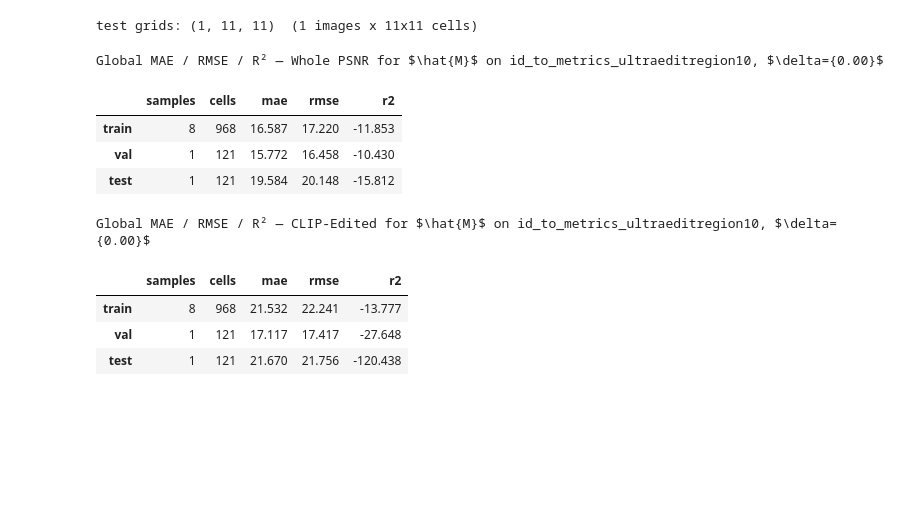
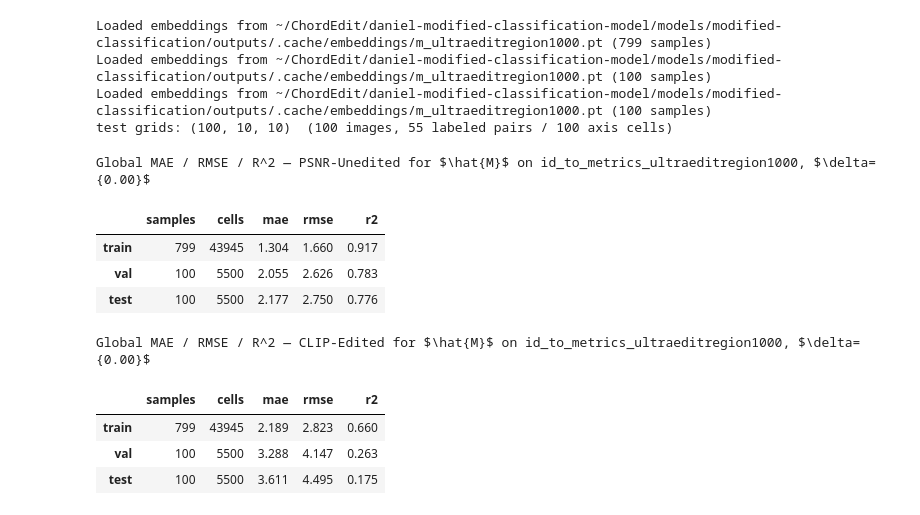
Before and after one commit to hcoderdm/chordedit-models, a Jupyter notebook: models/surrogate_selector/eval_m.ipynb, the cells around one changed output. Cells and saved outputs as stored; diff of their text form; code cells hidden in the pictures; blank space fills up the shorter version.

```diff
--- a/models/surrogate_selector/eval_m.ipynb
+++ b/models/surrogate_selector/eval_m.ipynb
@@ -87,18 +98,20 @@ t_predictor = TimestepPredictor(
 # %%
 def eval_split(df: pd.DataFrame) -> dict:
     sample_ids = sorted(df.sample_id.unique())
-    emb = precompute_embeddings(df.drop_duplicates("sample_id"), model, DEVICE)
+    embeddings = get_embeddings_by_sample(df.drop_duplicates("sample_id"), model, DEVICE)
     true_psnr, _ = df_to_metric_grids(df, sample_ids, T_START_VALUES, T_END_VALUES, PSNR_COL)
     true_clip, _ = df_to_metric_grids(df, sample_ids, T_START_VALUES, T_END_VALUES, CLIP_COL)
-    pred_psnr = np.zeros_like(true_psnr)
-    pred_clip = np.zeros_like(true_clip)
+    pred_psnr = np.full_like(true_psnr, np.nan)
+    pred_clip = np.full_like(true_clip, np.nan)
     for k, sid in enumerate(sample_ids):
-        e = emb[sid]
-        grid = t_predictor.predict_grid_from_emb(e["img"], e["mask"], e["src"], e["tar"])
-        pred_psnr[k], pred_clip[k] = grid.psnr_grid, grid.clip_grid
+        emb = embeddings[sid]
+        # Only evaluate (t_start, t_end) pairs that exist in the metrics CSV.
+        grid = t_predictor.predict_grid_from_emb(emb["img"], emb["mask"], emb["src"], emb["tar"], T_PAIRS)
+        # M outputs min-max normalized targets, map back to raw PSNR / CLIP units.
+        pred_psnr[k], pred_clip[k] = unnormalize_metric_arrays(grid.psnr_grid, grid.clip_grid, bounds)
     return {
         "sample_ids": sample_ids,
-        "n_img": len(sample_ids),
+        "n_samples": len(sample_ids),
         "true_psnr": true_psnr,
         "true_clip": true_clip,
         "pred_psnr": pred_psnr,
@@ -113,10 +126,12 @@ true_clip = split_results[PLOT_SPLIT]["true_clip"]
 pred_psnr = split_results[PLOT_SPLIT]["pred_psnr"]
 pred_clip = split_results[PLOT_SPLIT]["pred_clip"]
 SAMPLE_IDS = split_results[PLOT_SPLIT]["sample_ids"]
-N_IMG = split_results[PLOT_SPLIT]["n_img"]
-print(f"{PLOT_SPLIT} grids: {true_psnr.shape}  ({N_IMG} images x {N1}x{N2} cells)")
+N_SAMPLES = split_results[PLOT_SPLIT]["n_samples"]
 # %% [output]
-test grids: (1, 11, 11)  (1 images x 11x11 cells)
+Loaded embeddings from ~/ChordEdit/daniel-modified-classification-model/models/modified-classification/outputs/.cache/embeddings/m_ultraeditregion1000.pt (799 samples)
+Loaded embeddings from ~/ChordEdit/daniel-modified-classification-model/models/modified-classification/outputs/.cache/embeddings/m_ultraeditregion1000.pt (100 samples)
+Loaded embeddings from ~/ChordEdit/daniel-modified-classification-model/models/modified-classification/outputs/.cache/embeddings/m_ultraeditregion1000.pt (100 samples)
+test grids: (100, 10, 10)  (100 images, 55 labeled pairs / 100 axis cells)
 # %%
 
 """
@@ -126,52 +141,55 @@ For every labeled grid cell, compare M's predicted PSNR and CLIP to ground truth
 
 Metrics:
   - MAE:  average absolute error in raw units (PSNR dB, CLIP score).
   - RMSE: penalizes large outliers more than MAE.
-  - R²:   fraction of variance explained; 1.0 = perfect, 0 = predicting the mean.
+  - R^2:   fraction of variance explained; 1.0 = perfect, 0 = predicting the mean.
 
 Interpretation:
-  - PSNR MAE ~1-3 dB with R² > 0.7  -> strong surrogate for structure fidelity.
+  - PSNR MAE ~1-3 dB with R^2 > 0.7  -> strong surrogate for structure fidelity.
   - CLIP MAE depends on score scale; compare across splits, not to PSNR directly.
-  - R² near 0 or negative         -> model no better than the mean; not usable.
-  - Train R² much higher than test -> overfitting; do not deploy this checkpoint.
+  - R^2 near 0 or negative         -> model no better than the mean; not usable.
+  - Train R^2 much higher than test -> overfitting; do not deploy this checkpoint.
   - Similar val and test tables    -> generalization estimate is reliable.
 """
 
 from IPython.display import display
 
 def _metrics(true_g, pred_g):
-    e = (pred_g - true_g).ravel()
-    t = true_g.ravel()
-    ss_res = (e ** 2).sum()
-    ss_tot = ((t - t.mean()) ** 2).sum()
+    # Grids are sparse under TARGET_T_DELTA; only score labeled (finite) cells.
+    mask = np.isfinite(true_g) & np.isfinite(pred_g)
+    e = pred_g[mask] - true_g[mask]
+    t = true_g[mask]
+    ss_res = float((e ** 2).sum())
+    ss_tot = float(((t - t.mean()) ** 2).sum()) if t.size else 0.0
     return {
-        "mae": float(np.abs(e).mean()),
-        "rmse": float(np.sqrt((e ** 2).mean())),
+        "mae": float(np.abs(e).mean()) if e.size else float("nan"),
+        "rmse": float(np.sqrt((e ** 2).mean())) if e.size else float("nan"),
         "r2": float(1 - ss_res / ss_tot) if ss_tot > 0 else float("nan"),
+        "n_labeled": int(mask.sum()),
     }
 
 split_summaries = {}
 for col, label in zip(M_TARGET_COLS, (M_TARGET_LABELS[c] for c in M_TARGET_COLS)):
     true_key = "true_psnr" if col == PSNR_COL else "true_clip"
     pred_key = "pred_psnr" if col == PSNR_COL else "pred_clip"
     rows = {}
     for split_name in ("train", "val", "test"):
         r = split_results[split_name]
         rows[split_name] = _metrics(r[true_key], r[pred_key])
-        rows[split_name]["samples"] = r["n_img"]
-        rows[split_name]["cells"] = int(r[true_key].size)
+        rows[split_name]["samples"] = r["n_samples"]
+        rows[split_name]["cells"] = rows[split_name].pop("n_labeled")
     table = pd.DataFrame.from_dict(rows, orient="index")[["samples", "cells", "mae", "rmse", "r2"]]
     split_summaries[col] = table
-    print(fig_title(f"Global MAE / RMSE / R² — {label}"))
+    print(fig_title(f"Global MAE / RMSE / R^2 — {label}"))
     display(table.style.format({"mae": "{:.3f}", "rmse": "{:.3f}", "r2": "{:.3f}"}))
 # %% [output]
-Global MAE / RMSE / R² — Whole PSNR for $\hat{M}$ on id_to_metrics_ultraeditregion10, $\delta={0.00}$
+Global MAE / RMSE / R^2 — PSNR-Unedited for $\hat{M}$ on id_to_metrics_ultraeditregion1000, $\delta={0.00}$
 |  | samples | cells | mae | rmse | r2 |
-| train | 8 | 968 | 16.587 | 17.220 | -11.853 |
-| val | 1 | 121 | 15.772 | 16.458 | -10.430 |
-| test | 1 | 121 | 19.584 | 20.148 | -15.812 |
+| train | 799 | 43945 | 1.304 | 1.660 | 0.917 |
+| val | 100 | 5500 | 2.055 | 2.626 | 0.783 |
+| test | 100 | 5500 | 2.177 | 2.750 | 0.776 |
-Global MAE / RMSE / R² — CLIP-Edited for $\hat{M}$ on id_to_metrics_ultraeditregion10, $\delta={0.00}$
+Global MAE / RMSE / R^2 — CLIP-Edited for $\hat{M}$ on id_to_metrics_ultraeditregion1000, $\delta={0.00}$
 |  | samples | cells | mae | rmse | r2 |
-| train | 8 | 968 | 21.532 | 22.241 | -13.777 |
-| val | 1 | 121 | 17.117 | 17.417 | -27.648 |
-| test | 1 | 121 | 21.670 | 21.756 | -120.438 |
+| train | 799 | 43945 | 2.189 | 2.823 | 0.660 |
+| val | 100 | 5500 | 3.288 | 4.147 | 0.263 |
+| test | 100 | 5500 | 3.611 | 4.495 | 0.175 |
```
Also changed, not shown: parts of 11 cells of this notebook, 6 other files.
